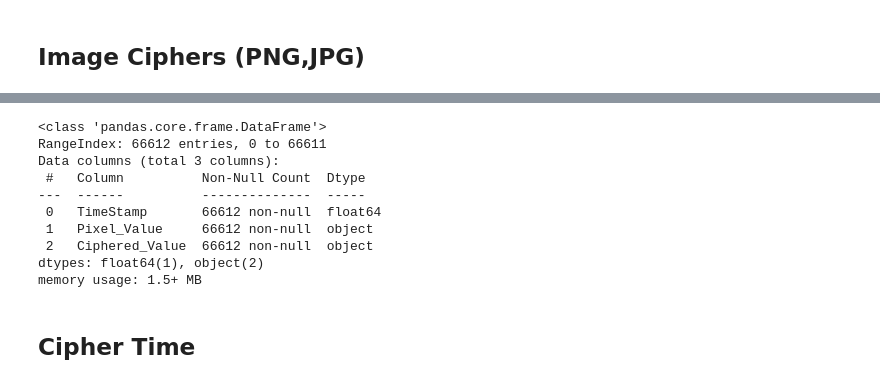
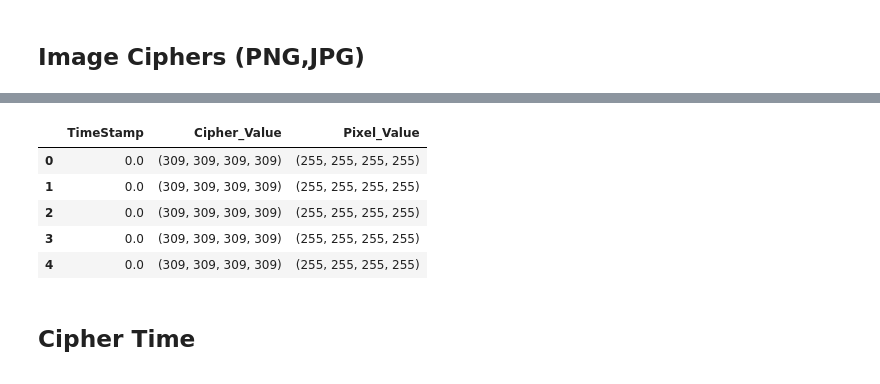
Before and after one commit to Adr4563/Algorithm-RSA, a Jupyter notebook: jupyter.ipynb, the cells around one changed output, grey strips where cells are left out. Saved outputs shown, nothing was run; the diff lists cells and outputs as text; code cells hidden in the pictures.

```diff
--- a/jupyter.ipynb
+++ b/jupyter.ipynb
@@ -29,16 +29,12 @@ data_cipher.head()
-# %%
-data_cipher.info()
-# %% [output]
-<class 'pandas.core.frame.DataFrame'>
-RangeIndex: 66612 entries, 0 to 66611
-Data columns (total 3 columns):
- #   Column          Non-Null Count  Dtype
----  ------          --------------  -----
- 0   TimeStamp       66612 non-null  float64
- 1   Pixel_Value     66612 non-null  object
- 2   Ciphered_Value  66612 non-null  object
-dtypes: float64(1), object(2)
-memory usage: 1.5+ MB
+# %%
+data_decoded.head()
+# %% [output]
+|  | TimeStamp | Cipher_Value | Pixel_Value |
+| 0 | 0.0 | (309, 309, 309, 309) | (255, 255, 255, 255) |
+| 1 | 0.0 | (309, 309, 309, 309) | (255, 255, 255, 255) |
+| 2 | 0.0 | (309, 309, 309, 309) | (255, 255, 255, 255) |
+| 3 | 0.0 | (309, 309, 309, 309) | (255, 255, 255, 255) |
+| 4 | 0.0 | (309, 309, 309, 309) | (255, 255, 255, 255) |
 # %% [markdown]
 ## **Cipher Time**
 # %%
```
Also changed, not shown: parts of 18 cells of this notebook, 7 other files.
